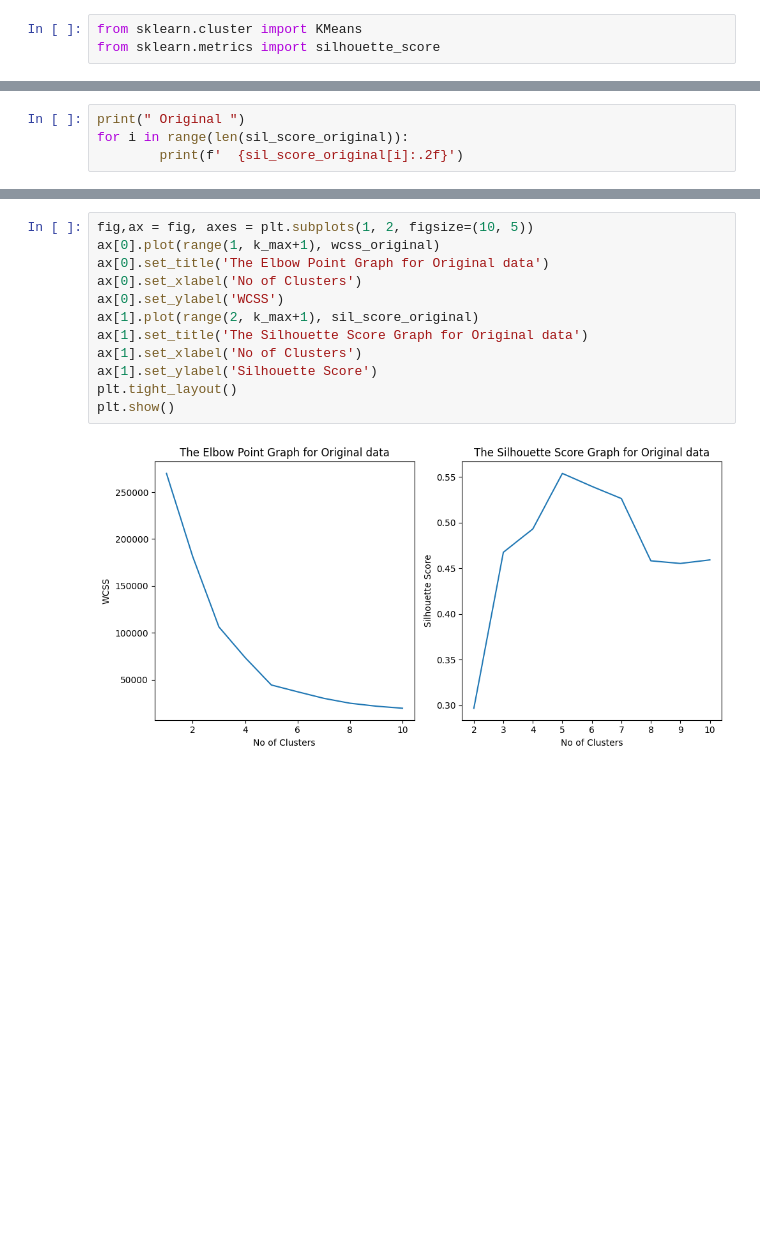
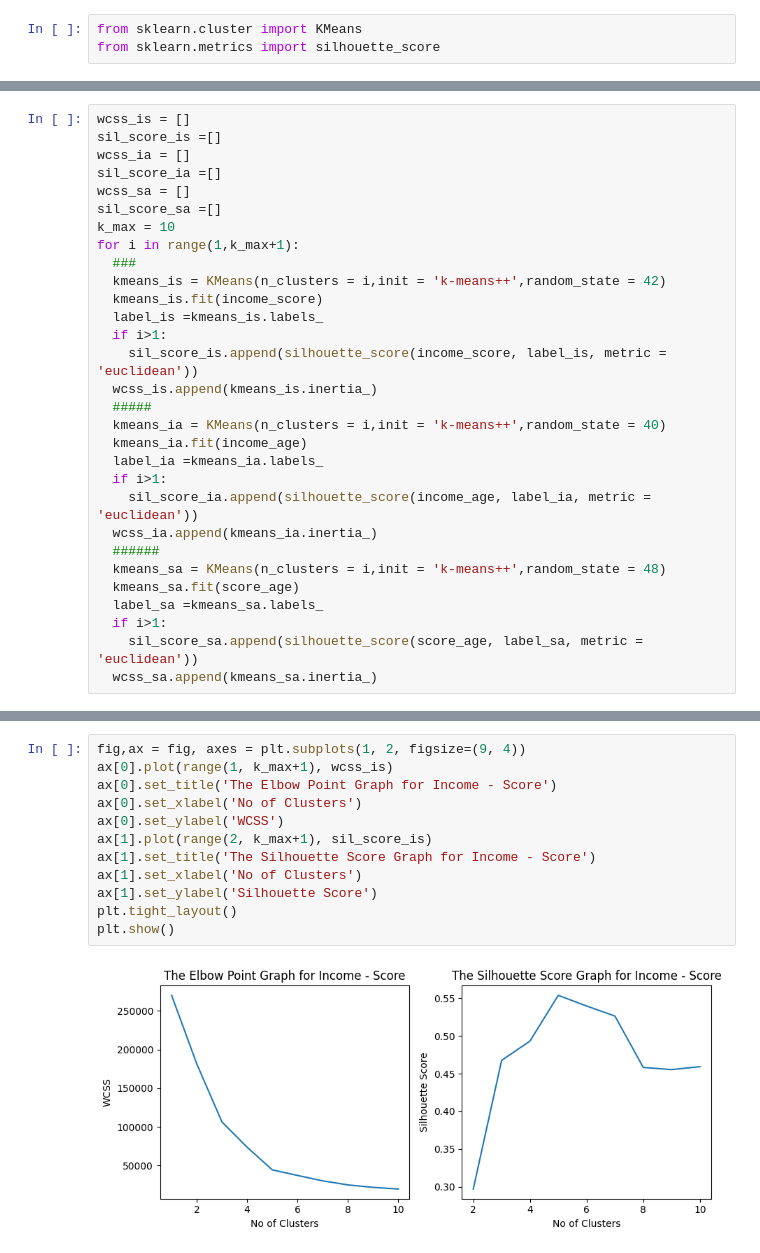
Before and after one commit to rameshboggu36/customer_segregation, a Jupyter notebook: Customer_Segregation.ipynb, the cells around one changed output, grey strips where cells are left out. Cells and saved outputs as stored; diff of their text form; blank space fills up the shorter version.

```diff
--- a/Customer_Segregation.ipynb
+++ b/Customer_Segregation.ipynb
@@ -280,4 +250,0 @@ for i in range(len(wcss_original)):
-# %%
-print(" Original ")
-for i in range(len(sil_score_original)):
-        print(f'  {sil_score_original[i]:.2f}')
@@ -294,0 +251,30 @@ for i in range(len(sil_score_original)):
+# %%
+wcss_is = []
+sil_score_is =[]
+wcss_ia = []
+sil_score_ia =[]
+wcss_sa = []
+sil_score_sa =[]
+k_max = 10
+for i in range(1,k_max+1):
+  ###
+  kmeans_is = KMeans(n_clusters = i,init = 'k-means++',random_state = 42)
+  kmeans_is.fit(income_score)
+  label_is =kmeans_is.labels_
+  if i>1:
+    sil_score_is.append(silhouette_score(income_score, label_is, metric = 'euclidean'))
+  wcss_is.append(kmeans_is.inertia_)
+  #####
+  kmeans_ia = KMeans(n_clusters = i,init = 'k-means++',random_state = 40)
+  kmeans_ia.fit(income_age)
+  label_ia =kmeans_ia.labels_
+  if i>1:
+    sil_score_ia.append(silhouette_score(income_age, label_ia, metric = 'euclidean'))
+  wcss_ia.append(kmeans_ia.inertia_)
+  ######
+  kmeans_sa = KMeans(n_clusters = i,init = 'k-means++',random_state = 48)
+  kmeans_sa.fit(score_age)
+  label_sa =kmeans_sa.labels_
+  if i>1:
+    sil_score_sa.append(silhouette_score(score_age, label_sa, metric = 'euclidean'))
+  wcss_sa.append(kmeans_sa.inertia_)
@@ -295,14 +300,14 @@ for i in range(len(sil_score_original)):
 # %%
-fig,ax = fig, axes = plt.subplots(1, 2, figsize=(10, 5))
-ax[0].plot(range(1, k_max+1), wcss_original)
-ax[0].set_title('The Elbow Point Graph for Original data')
+fig,ax = fig, axes = plt.subplots(1, 2, figsize=(9, 4))
+ax[0].plot(range(1, k_max+1), wcss_is)
+ax[0].set_title('The Elbow Point Graph for Income - Score')
 ax[0].set_xlabel('No of Clusters')
 ax[0].set_ylabel('WCSS')
-ax[1].plot(range(2, k_max+1), sil_score_original)
-ax[1].set_title('The Silhouette Score Graph for Original data')
+ax[1].plot(range(2, k_max+1), sil_score_is)
+ax[1].set_title('The Silhouette Score Graph for Income - Score')
 ax[1].set_xlabel('No of Clusters')
 ax[1].set_ylabel('Silhouette Score')
 plt.tight_layout()
 plt.show()
 # %% [output]
-[figure, old version]
+[figure, new version]
```
Also changed, not shown: parts of 29 cells of this notebook.
